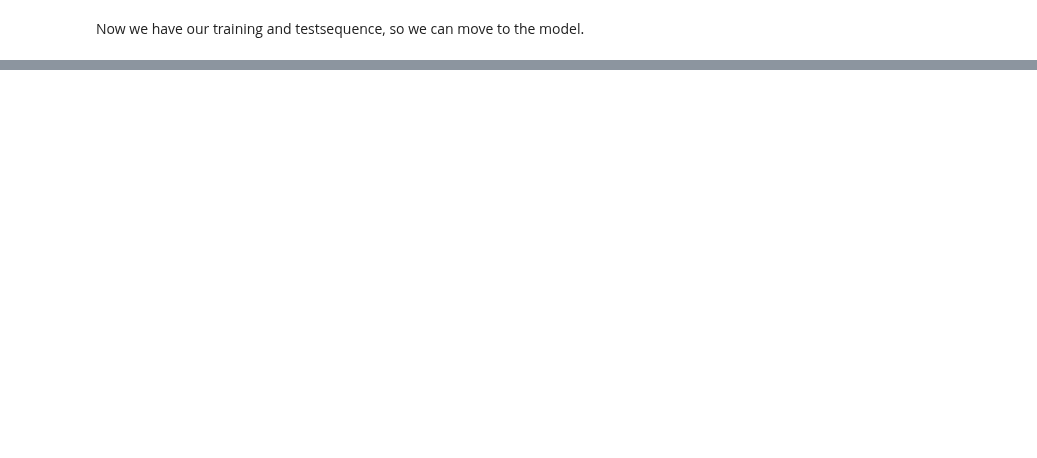
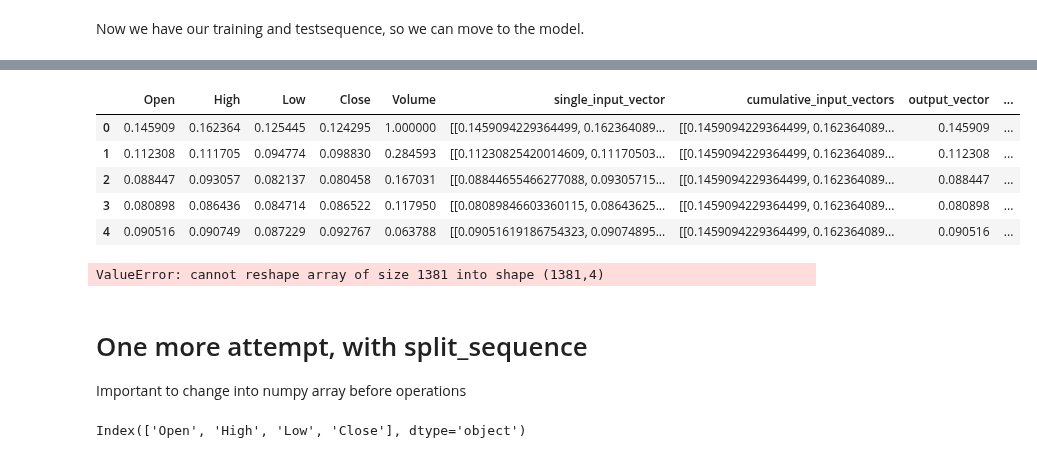
Before and after one commit to vagabundoo/predicting_financial_markets_deep_learning, a Jupyter notebook: workflow/01-02-retry-univariate-timeseries.ipynb, the cells around one changed output, grey strips where cells are left out. Cells and saved outputs as stored; diff of their text form; code cells hidden in the pictures; blank space fills up the shorter version.

```diff
--- a/workflow/01-02-retry-univariate-timeseries.ipynb
+++ b/workflow/01-02-retry-univariate-timeseries.ipynb
@@ -133,0 +301,9 @@ RuntimeError: You must compile your model before using it.
+# %%
+df = dataSc
+input_cols = df.columns
+# Put your inputs into a single list
+df['single_input_vector'] = df[input_cols].apply(tuple, axis=1).apply(list)
+# Double-encapsulate list so that you can sum it in the next step and keep time steps as separate elements
+df['single_input_vector'] = df.single_input_vector.apply(lambda x: [list(x)])
+# Use .cumsum() to include previous row vectors in the current row list of vectors
+df['cumulative_input_vectors'] = df.single_input_vector.cumsum()
@@ -133,0 +319,4 @@ RuntimeError: You must compile your model before using it.
+# %%
+output_cols = 'Open'
+#df['output_vector'] = df[output_cols].apply(tuple, axis=1).apply(list)
+df['output_vector'] = df.Open
@@ -133,0 +332,35 @@ RuntimeError: You must compile your model before using it.
+# %%
+# Pad your sequences so they are the same length
+from keras.preprocessing.sequence import pad_sequences
+
+max_sequence_length = df.cumulative_input_vectors.apply(len).max()
+# Save it as a list
+padded_sequences = pad_sequences(df.cumulative_input_vectors.tolist(), max_sequence_length).tolist()
+df['padded_input_vectors'] = pd.Series(padded_sequences).apply(np.asarray)
+# %%
+df.head()
+# %% [output]
+|  | Open | High | Low | Close | Volume | single_input_vector | cumulative_input_vectors | output_vector | ... |
+| 0 | 0.145909 | 0.162364 | 0.125445 | 0.124295 | 1.000000 | [[0.1459094229364499, 0.162364089... | [[0.1459094229364499, 0.162364089... | 0.145909 | ... |
+| 1 | 0.112308 | 0.111705 | 0.094774 | 0.098830 | 0.284593 | [[0.11230825420014609, 0.11170503... | [[0.1459094229364499, 0.162364089... | 0.112308 | ... |
+| 2 | 0.088447 | 0.093057 | 0.082137 | 0.080458 | 0.167031 | [[0.08844655466277088, 0.09305715... | [[0.1459094229364499, 0.162364089... | 0.088447 | ... |
+| 3 | 0.080898 | 0.086436 | 0.084714 | 0.086522 | 0.117950 | [[0.08089846603360115, 0.08643625... | [[0.1459094229364499, 0.162364089... | 0.080898 | ... |
+| 4 | 0.090516 | 0.090749 | 0.087229 | 0.092767 | 0.063788 | [[0.09051619186754323, 0.09074895... | [[0.1459094229364499, 0.162364089... | 0.090516 | ... |
+# %%
+# Extract your training data
+X_train_init = np.asarray(df.padded_input_vectors)
+# Use hstack to and reshape to make the inputs a 3d vector
+X_train = np.hstack(X_train_init).reshape(len(df),max_sequence_length,len(input_cols))
+y_train = np.hstack(np.asarray(df.output_vector)).reshape(len(df),len(output_cols))
+# %% [output]
+ValueError: cannot reshape array of size 1381 into shape (1381,4)
+# %% [markdown]
+# One more attempt, with split_sequence
+
+Important to change into numpy array before operations
+# %%
+data = dataSc.iloc[:,:4]
+print(data.columns)
+dataNP = np.array(data)
+# %% [output]
+Index(['Open', 'High', 'Low', 'Close'], dtype='object')
```
Also changed, not shown: parts of 63 cells of this notebook, 5 other files.
